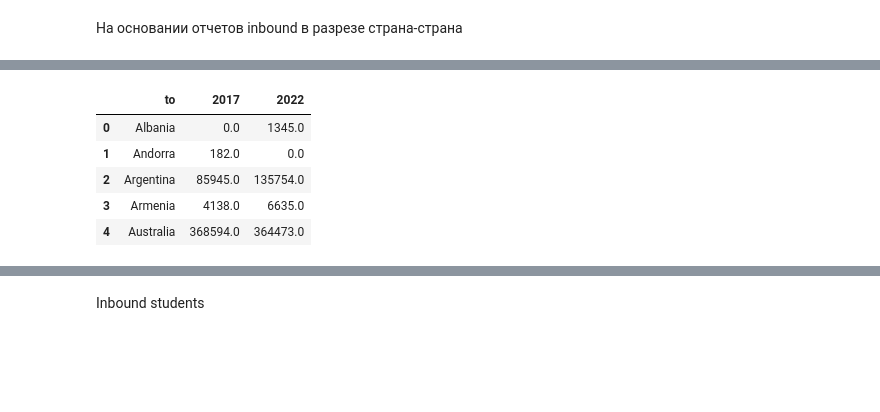
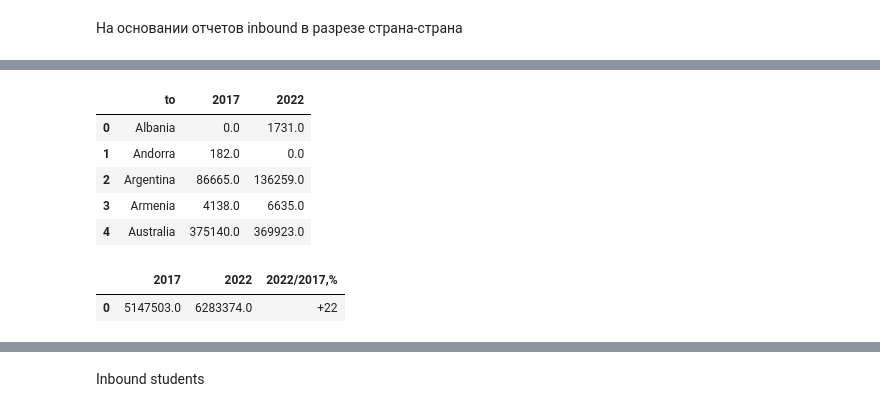
Before and after one commit to YuliyaTorgasheva/students_mobility, a Jupyter notebook: international_students_mob_CA.ipynb, the cells around one changed output, grey strips where cells are left out. Saved outputs shown, nothing was run; the diff lists cells and outputs as text; code cells hidden in the pictures; blank space fills up the shorter version.

```diff
--- a/international_students_mob_CA.ipynb
+++ b/international_students_mob_CA.ipynb
@@ -164,7 +222,8 @@ total_from_to.head(2)
 # %%
 print(total_from_to.shape)
 #Add absent countries into df
-total_from_to = pd.concat([total_from_to,usa_add_long,kaz_add_long,nld_add_long])
+total_from_to = pd.concat([total_from_to,usa_add_long,kaz_add_long,nld_add_long,china_add_long])
 print(total_from_to.shape)
+# total_from_to['value'] = total_from_to['value'].astype(int)
 total_from_to.head(2)
 # %% [output]
@@ -274,0 +339,11 @@ dtype: object
+# %%
+countries = total_from_to[total_from_to['year'].isin(['2017','2022'])]
+countries['year'] = countries['year'].astype(str)
+countries = countries[countries['from']!=countries['to']]
+countries = countries.groupby(['year','from','to'])['value'].sum().reset_index()
+countries = countries.pivot(index=['from','to'], columns='year', values='value').reset_index()
+countries = countries.fillna(0)
+# countries = countries[countries['from']!='unknown countries']
+countries['from'] = countries['from'].apply(lambda x:x.strip())
+countries['to'] = countries['to'].apply(lambda x:x.strip())
+countries.head()
@@ -275,57 +362,41 @@ dtype: object
 # %%
 #Add total inbound students for absent countries where we don't have disctinct values by source countries
 inbound = pd.merge(countries.groupby(['to'])['2017'].sum().reset_index(),
                  countries.groupby(['to'])['2022'].sum().reset_index(),
                  on = 'to',
                  how='left')
+inbound.fillna(0,inplace=True)
+
 new_data = [
-    {'to': 'Egypt', '2017': 51162},
-    {'to': 'Thailand', '2017': 43821},
-    {'to': 'Mexico', '2022': 51659},
-    {'to': 'Iran', '2022': 94406},
-    {'to': 'Ukraine', '2022': 50870},
+    {'to': 'Egypt', '2017': 51162,'2022':69021} #2021 data https://www.statista.com/statistics/1193448/number-of-students-in-higher-education-in-egypt-by-nationality/
 ]
 new_data_df = pd.DataFrame(new_data)
 inbound = pd.concat([inbound,new_data_df])
 
-# inbound.loc[inbound['to']=='Egypt','2017']=51162
-# inbound.loc[inbound['to']=='Thailand','2017'] = 43821
-# inbound.loc[inbound['to']=='Mexico','2022']=51659
-# inbound.loc[inbound['to']=='Iran','2022']=94406
-# inbound.loc[inbound['to']=='Ukraine','2022']=50870
-
+inbound.loc[inbound['to']=='Thailand','2017']=43821
+inbound.loc[inbound['to']=='Mexico','2022']=51659
+inbound.loc[inbound['to']=='Iran','2022']=94406
+inbound.loc[inbound['to']=='Ukraine','2022']=50870
+inbound.loc[inbound['to']=='Cuba','2022']=7773
 inbound.loc[inbound['to']=='Kazakhstan','2022']=26080 #add values by countries and total, as not every source is known
 inbound.loc[inbound['to']=='China','2022']=253177
 inbound.loc[inbound['to']=='China','2017']=489172
 inbound.loc[inbound['to']=='Netherlands','2022']=122287
-
-# inbound = inbound[~(inbound['2017'].isna()) & ~(inbound['2022'].isna())]
-# inbound = inbound[~(inbound['2017']==0) & ~(inbound['2022']==0)]
-# inbound['2022/2017,%'] = round(inbound['2022']/inbound['2017']*100,0).astype(int)-100
-# inbound['2022/2017,%'] = inbound['2022/2017,%'].apply(lambda x:'+'+str(x) if x>0 else str(x))
-# #shorten the countries list
-# inbound = inbound[inbound['2022']>5000]
-
-# #And assign groups to make understandable charts
-# def group(x):
-#     if x<20000:
-#         group_name = '5-20 тыс.'
-#     elif 20000<=x<50000:
-#         group_name = '20-50 тыс.'
-#     elif 50000<=x<100000:
-#         group_name = '50-100 тыс.'
-#     else:
-#         group_name = 'Больше 100 тыс.'
-#     return group_name
-# inbound['group'] = inbound['2022'].apply(lambda x: group(x))
-# inbound.set_index('to', inplace=True)
-# inbound = inbound.sort_values(by='2022',ascending=False)
 inbound.head()
 # %% [output]
 |  | to | 2017 | 2022 |
-| 0 | Albania | 0.0 | 1345.0 |
+| 0 | Albania | 0.0 | 1731.0 |
 | 1 | Andorra | 182.0 | 0.0 |
-| 2 | Argentina | 85945.0 | 135754.0 |
+| 2 | Argentina | 86665.0 | 136259.0 |
 | 3 | Armenia | 4138.0 | 6635.0 |
-| 4 | Australia | 368594.0 | 364473.0 |
+| 4 | Australia | 375140.0 | 369923.0 |
+# %%
+#Этап до удаления нулевых значений. Считаем сумму для каждого года и разницу сумм
+world = pd.DataFrame({'2017':[inbound['2017'].sum()],'2022':[inbound['2022'].sum()]})
+world['2022/2017,%'] = round(world['2022']/world['2017']*100,0).astype(int)-100
+world['2022/2017,%'] = world['2022/2017,%'].apply(lambda x:'+'+str(x) if x>0 else str(x))
+world
+# %% [output]
+|  | 2017 | 2022 | 2022/2017,% |
+| 0 | 5147503.0 | 6283374.0 | +22 |
 # %%
```
Also changed, not shown: parts of 47 cells of this notebook.
